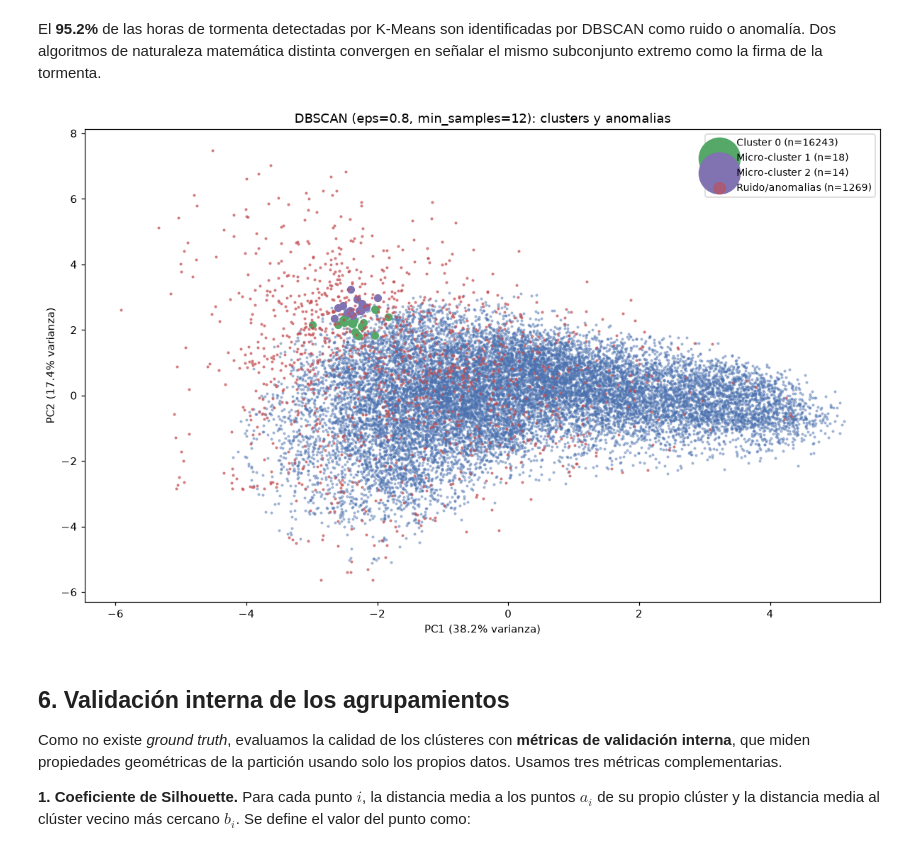
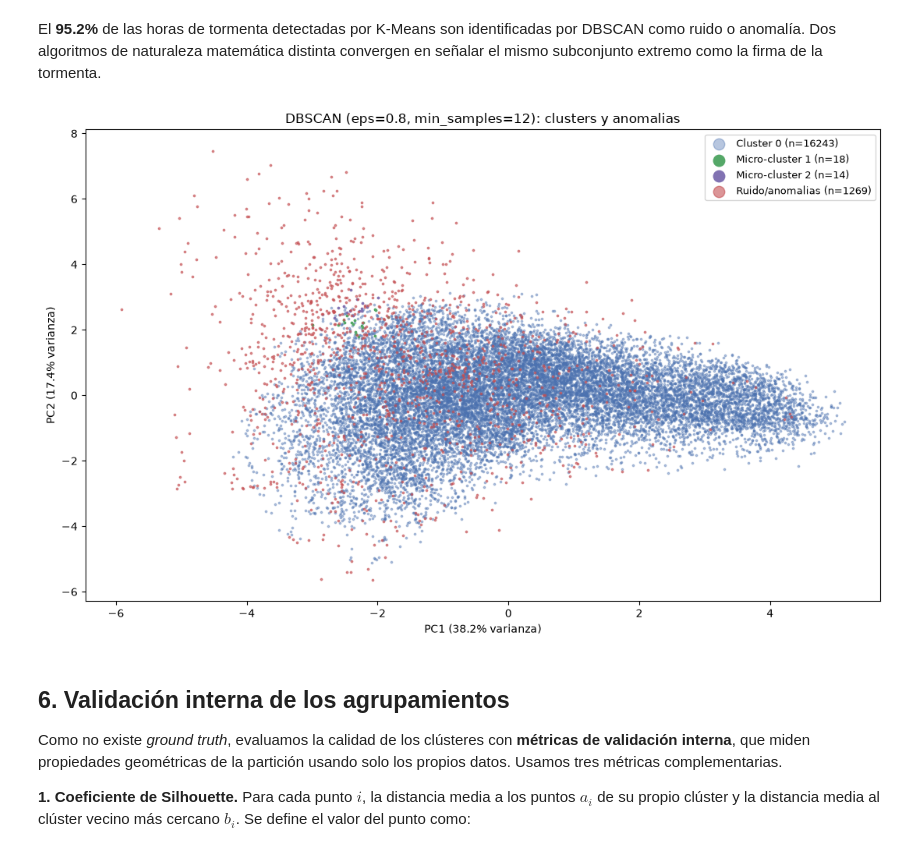
Before and after one commit to fercableg/AI-2026-2, a Jupyter notebook: Tarea_2/Fernando_Cabrera_Magdalena_Correa_Martin_Melo_Tarea2.ipynb, the cells around one changed output. Drawn from its saved outputs; the diff is of its cells as text; code cells hidden in the pictures.

```diff
--- a/Tarea_2/Fernando_Cabrera_Magdalena_Correa_Martin_Melo_Tarea2.ipynb
+++ b/Tarea_2/Fernando_Cabrera_Magdalena_Correa_Martin_Melo_Tarea2.ipynb
@@ -2152,20 +2152,20 @@ El **95.2%** de las horas de tormenta detectadas por K-Means son identificadas p
 # %%
 fig, ax = plt.subplots(figsize=(11, 7))
 m0 = labels_db == 0
 ax.scatter(X_pca[m0, 0], X_pca[m0, 1], s=3, c="#4C72B0", alpha=0.4, label=f"Cluster 0 (n={m0.sum()})")
 m1 = labels_db == 1
-ax.scatter(X_pca[m1, 0], X_pca[m1, 1], s=40, c="#55A868", label=f"Micro-cluster 1 (n={m1.sum()})")
+ax.scatter(X_pca[m1, 0], X_pca[m1, 1], s=3, c="#55A868", label=f"Micro-cluster 1 (n={m1.sum()})")
 m2 = labels_db == 2
-ax.scatter(X_pca[m2, 0], X_pca[m2, 1], s=40, c="#8172B2", label=f"Micro-cluster 2 (n={m2.sum()})")
+ax.scatter(X_pca[m2, 0], X_pca[m2, 1], s=3, c="#8172B2", label=f"Micro-cluster 2 (n={m2.sum()})")
 mn = labels_db == -1
 ax.scatter(X_pca[mn, 0], X_pca[mn, 1], s=3, c="#C44E52", alpha=0.6, label=f"Ruido/anomalias (n={mn.sum()})")
 ax.set_xlabel("PC1 (38.2% varianza)"); ax.set_ylabel("PC2 (17.4% varianza)")
 ax.set_title("DBSCAN (eps=0.8, min_samples=12): clusters y anomalias")
 ax.legend(markerscale=6, loc="upper right", fontsize=9)
 plt.tight_layout()
 plt.show()
 # %% [output]
-[figure, old version]
+[figure, new version]
 # %% [markdown]
 ## 6. Validación interna de los agrupamientos
 
```
Also changed, not shown: parts of 12 cells of this notebook.
